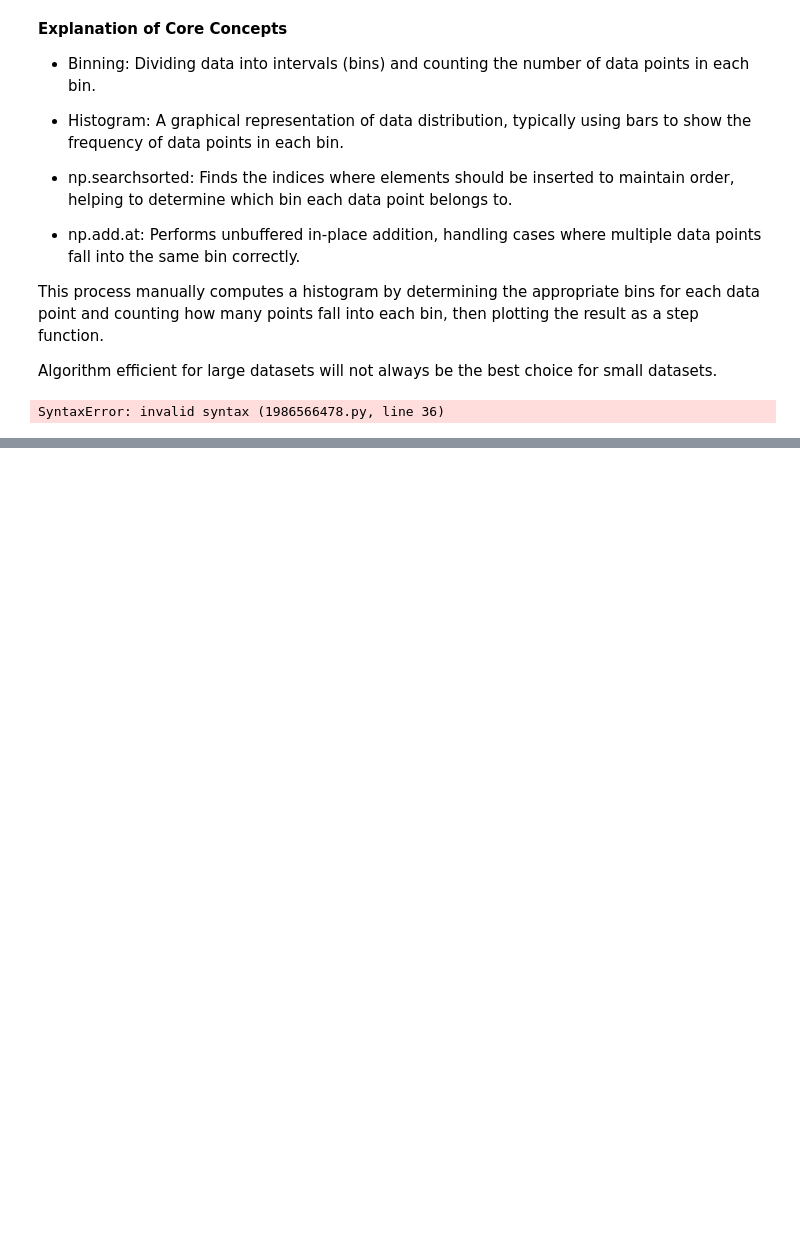
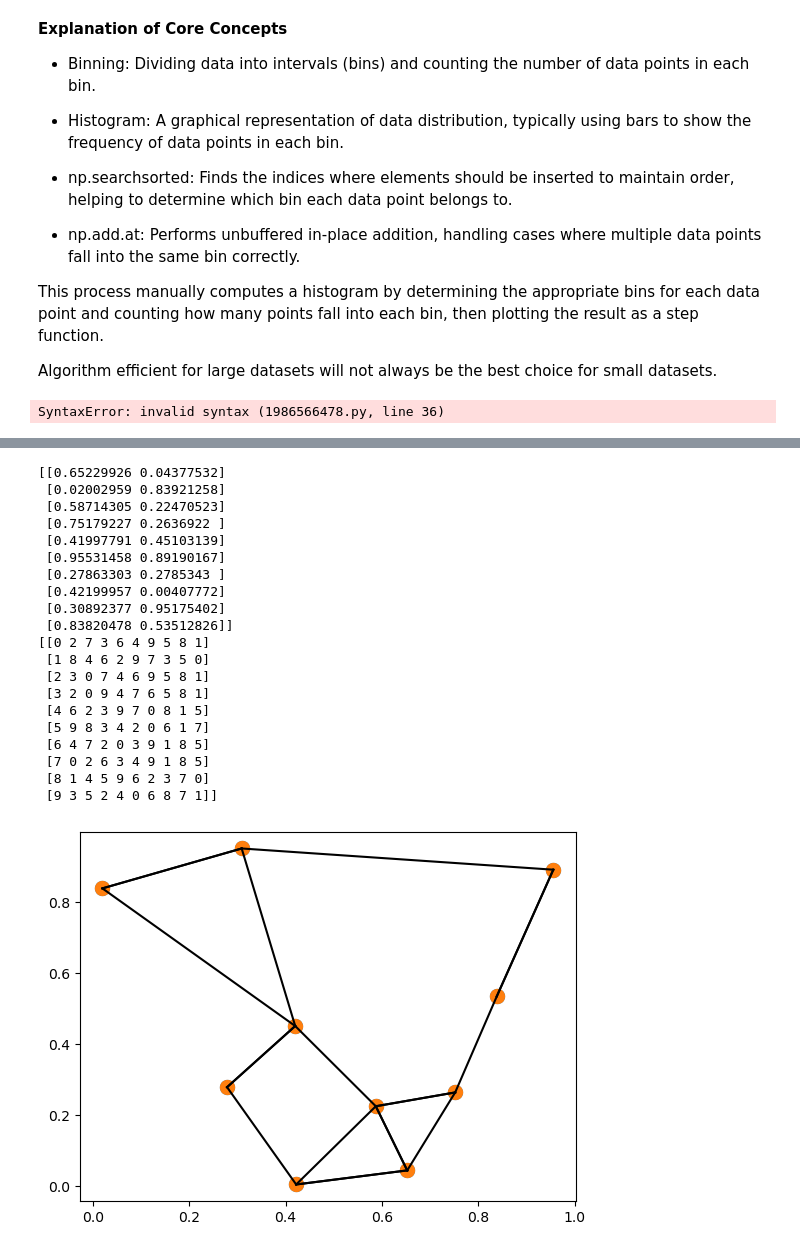
Before and after one commit to asmith9118/python_learning, a Jupyter notebook: intro_numpy.ipynb, the cells around one changed output, grey strips where cells are left out. Drawn from its saved outputs; the diff is of its cells as text; code cells hidden in the pictures; blank space fills up the shorter version.

```diff
--- a/intro_numpy.ipynb
+++ b/intro_numpy.ipynb
@@ -1266,0 +1242,80 @@ dist_sq = np.sum((X[:, np.newaxis] - X[np.newaxis, :]) ** 2, axis=-1)
+# %%
+import numpy as np
+import pandas as pd
+import matplotlib.pyplot as plt
+
+rng = np.random.default_rng(seed=43)
+
+X = rng.random((10,2))
+print(X)
+
+plt.scatter(X[:, 0], X[:, 1], s=100)
+
+"""
+this block of code below was confusing me becuase I wasn't understanding the shape
+we are trying to compute the distance between two pair of points utilizing the sum
+of squared differences.  X is shape of (10, 2) which is saying 10 "rows" of two
+elements.
+
+X[:, np.newaxis] has hape (10, 1, 2)
+this means that there are 10 objects with 1 arrays containing 2 elements
+
+A (2, 2, 2)
+[[[0, 0],
+  [1, 5]],
+
+ [[2, 2],
+  [3, 3]]]
+
+would mean that there are 2 objects with 2 arrays containing 2 elements
+
+A[0, 1, 1] would be the individual point "5"
+"""
+
+dist_sq = np.sum((X[:, np.newaxis] - X[np.newaxis, :]) ** 2, axis=-1)
+
+dist_sq.diagonal()
+
+nearest = np.argsort(dist_sq, axis=1) #argsort returns indices of sorted elements
+print(nearest)
+
+"""
+don't need to do full sort, apparently lol : if we are simply interested in the nearest k neighbors, all
+we need to do is partition each row so that the smallest k+1 squared distances comes first, with larger
+distances filling the remaining positions of the array. we can do this with np.argpartition (returns an array with the smallest k values on left)
+"""
+
+K = 2
+nearest_partition = np.argpartition(dist_sq, K + 1, axis = 1)
+
+plt.scatter(X[:, 0], X[:, 1], s=100)
+
+#draw lines from each point to its two nearest neighbhors
+
+for i in range(X.shape[0]):
+    for j in nearest_partition[i, :K+1]:
+        #plot a line from X[i] to X[j]
+        #use some zip magic to make it happen:
+        plt.plot(*zip(X[j], X[i]), color = 'black')
+# %% [output]
+[[0.65229926 0.04377532]
+ [0.02002959 0.83921258]
+ [0.58714305 0.22470523]
+ [0.75179227 0.2636922 ]
+ [0.41997791 0.45103139]
+ [0.95531458 0.89190167]
+ [0.27863303 0.2785343 ]
+ [0.42199957 0.00407772]
+ [0.30892377 0.95175402]
+ [0.83820478 0.53512826]]
+[[0 2 7 3 6 4 9 5 8 1]
+ [1 8 4 6 2 9 7 3 5 0]
+ [2 3 0 7 4 6 9 5 8 1]
+ [3 2 0 9 4 7 6 5 8 1]
+ [4 6 2 3 9 7 0 8 1 5]
+ [5 9 8 3 4 2 0 6 1 7]
+ [6 4 7 2 0 3 9 1 8 5]
+ [7 0 2 6 3 4 9 1 8 5]
+ [8 1 4 5 9 6 2 3 7 0]
+ [9 3 5 2 4 0 6 8 7 1]]
+[figure, added]
```
Also changed, not shown: parts of 4 cells of this notebook.
